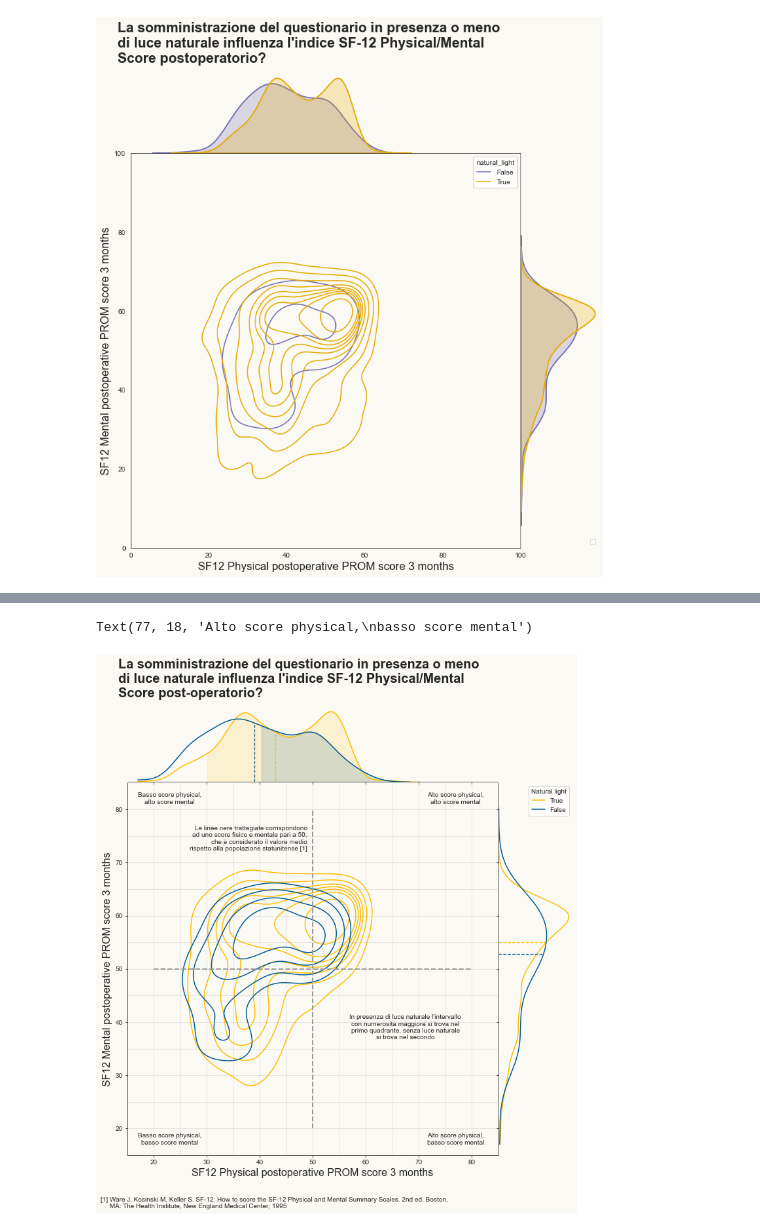
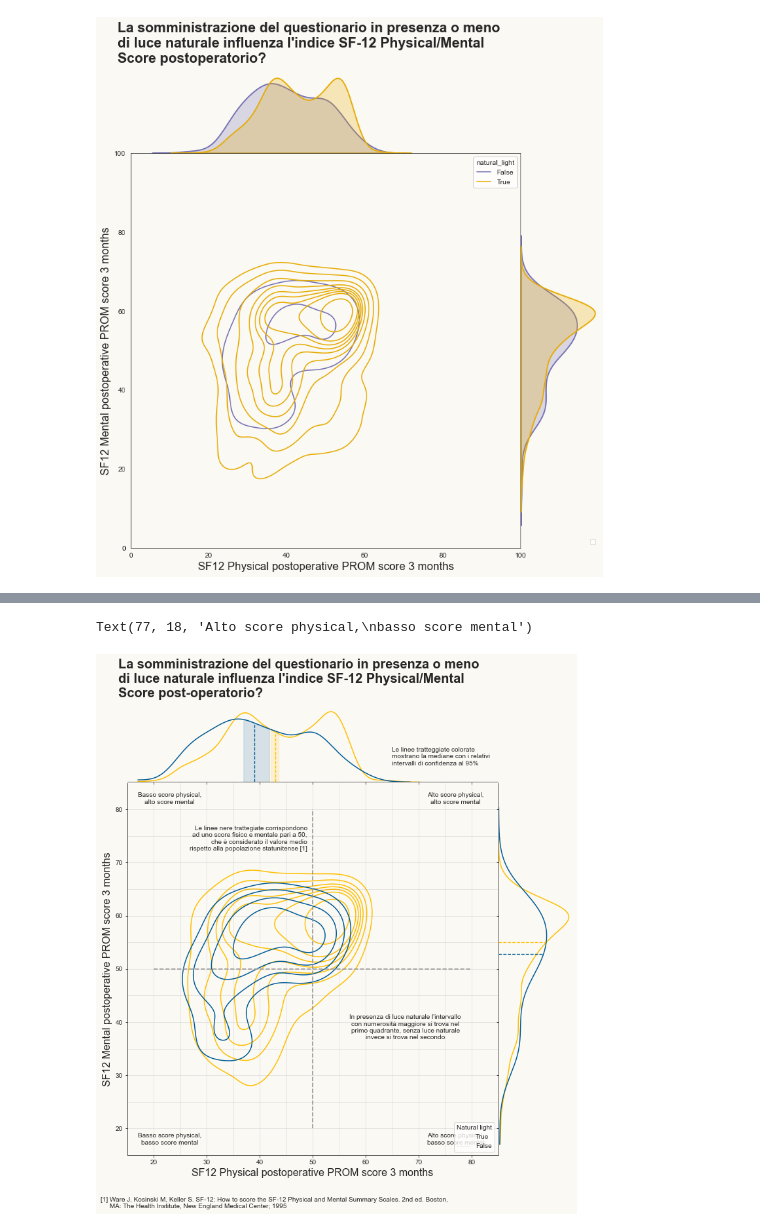
Before and after one commit to giocoal/surgery-PROMs-score-and-weather-conditions-data-visualizations, a Jupyter notebook: DataViz_Compitino_SecondaVisualizzazione.ipynb, the cells around one changed output, grey strips where cells are left out. Saved outputs shown, nothing was run; the diff lists cells and outputs as text; code cells hidden in the pictures.

Commit message:
int confidenza giusti

```diff
--- a/DataViz_Compitino_SecondaVisualizzazione.ipynb
+++ b/DataViz_Compitino_SecondaVisualizzazione.ipynb
@@ -326,8 +329,8 @@ for h in linee:
 
 
 #croce score 50-50
-g.ax_joint.axvline(x=50, ymin=1/14, ymax=13/14, color = '#999999', alpha = 1, ls='--', lw = 2)
-g.ax_joint.axhline(y=50, xmin=1/14, xmax=13/14, color = '#999999', alpha = 1, ls='--', lw = 2)
+g.ax_joint.axvline(x=50, ymin=1/14, ymax=13/14, color = '#999999', alpha = 1, ls='--', lw = 1.7)
+g.ax_joint.axhline(y=50, xmin=1/14, xmax=13/14, color = '#999999', alpha = 1, ls='--', lw = 1.7)
 
 
 #definisco variabili colore per natural_light True e False
@@ -401,19 +404,19 @@ sns.kdeplot(y=y_off,\
 
 
 #linee mediane sulle marginali
-g.ax_marg_x.axvline(x=median(df1_on['physical_score_postop']), ymin=0, ymax=0.65, color = color_on, alpha = 1, ls='--', lw = 1.3)
-g.ax_marg_x.axvline(x=median(df1_off['physical_score_postop']), ymin=0, ymax=0.8, color = color_off, alpha = 0.9, ls='--', lw = 1.3)
-g.ax_marg_y.axhline(y=median(df1_on['mental_score_postop']), xmin=0, xmax=0.63, color = color_on, alpha = 1, ls='--', lw = 1.3)
-g.ax_marg_y.axhline(y=median(df1_off['mental_score_postop']), xmin=0, xmax=0.6, color = color_off, alpha = 0.9, ls='--', lw = 1.3)
+g.ax_marg_x.axvline(x=median(df1_on['physical_score_postop']), ymin=0, ymax=0.65, color = color_on, ls='--', lw = 1.3)
+g.ax_marg_x.axvline(x=median(df1_off['physical_score_postop']), ymin=0, ymax=0.8, color = color_off, ls='--', lw = 1.3)
+g.ax_marg_y.axhline(y=median(df1_on['mental_score_postop']), xmin=0, xmax=0.63, color = color_on, ls='--', lw = 1.3)
+g.ax_marg_y.axhline(y=median(df1_off['mental_score_postop']), xmin=0, xmax=0.6, color = color_off, ls='--', lw = 1.3)
 
 
 #intervalli di confidenza
-g.ax_marg_x.fill_between(x = x_p_on, y1 =y_p_on, where= x_p_on >30, color = color_on, alpha = 0.15)
-g.ax_marg_x.fill_between(x = x_p_off, y1 =y_p_off, where= x_p_off>40, color = color_off, alpha = 0.15)
+g.ax_marg_x.fill_between(x = x_p_on, y1 =y_p_on, where=(x_p_on >= int_p_on[0]) & (x_p_on <= int_p_on[2]), color = color_on, alpha = 0.15)
+g.ax_marg_x.fill_between(x = x_p_off, y1 =y_p_off, where=(x_p_off >= int_p_off[0]) & (x_p_off <= int_p_off[2]), color = color_off, alpha = 0.15)
 
 
 #legenda
-plt.legend(title='Natural light', labels=["True","False"])
+g.ax_joint.legend(title='Natural light', labels=["True","False"], loc = 'lower right', col = )
 
 #Labels
 g.set_axis_labels('SF12 Physical postoperative PROM score 3 months', 'SF12 Mental postoperative PROM score 3 months', fontsize=16)
@@ -423,35 +426,37 @@ titolo = "La somministrazione del questionario in presenza o meno \ndi luce natu
 g.fig.suptitle(
     titolo,
     x = 0.022,
     y = 1.09,
     ha="left",
     fontsize=20,
     weight="bold",
     wrap = True
 )
 
 #Context
 label_croce = "Le linee nere trattegiate corrispondono\nad uno score fisico e mentale pari a 50,\nche è considerato il valore medio\nrispetto alla popolazione statunitense [1]"
 label_cit = "[1] Ware J, Kosinski M, Keller S. SF-12: How to score the SF-12 Physical and Mental Summary Scales. 2nd ed. Boston,\n     MA: The Health Institute, New England Medical Center; 1995"
-label_numer = "In presenza di luce naturale l'intervallo\ncon numerosità maggiore si trova nel\nprimo quadrante, senza luce naturale\nsi trova nel secondo"
+label_numer = "In presenza di luce naturale l'intervallo\ncon numerosità maggiore si trova nel\nprimo quadrante, senza luce naturale\ninvece si trova nel secondo"
+label_conf = 'Le linee tratteggiate colorate\nmostrano la mediane con i relativi\nintervalli di confidenza al 95%'
 label_1 = 'Alto score physical,\nalto score mental'
 label_2 = 'Basso score physical,\nalto score mental'
 label_3 = 'Basso score physical,\nbasso score mental'
 label_4 = 'Alto score physical,\nbasso score mental'
 
 
 #ax.text(1.5, 66.5 + pad, label1, fontsize=10, va="bottom", ha="center")
 g.ax_joint.text(49, 72, label_croce, fontsize=10, va="bottom", ha="right")
 g.ax_joint.text(10, 6, label_cit, fontsize=10, va="center", ha='left')
 g.ax_joint.text(67.5, 39, label_numer, fontsize=10, va="center", ha="center")
+g.ax_marg_x.text(65, 0.015, label_conf, fontsize=10, va="center", ha="left")
 
 g.ax_joint.text(77, 82, label_1, fontsize=10, va="center", ha="center")
 g.ax_joint.text(23, 82, label_2, fontsize=10, va="center", ha="center")
 g.ax_joint.text(23, 18, label_3, fontsize=10, va="center", ha="center")
 g.ax_joint.text(77, 18, label_4, fontsize=10, va="center", ha="center")
 # %% [output]
 Text(77, 18, 'Alto score physical,\nbasso score mental')
-[figure, old version]
+[figure, new version]
 # %%
 #massimi locali light_false physical
 #x, y = sns.kdeplot(x=x_off, bw_adjust = 0.8).get_lines()[0].get_data()
```
Also changed, not shown: parts of 7 cells of this notebook.
